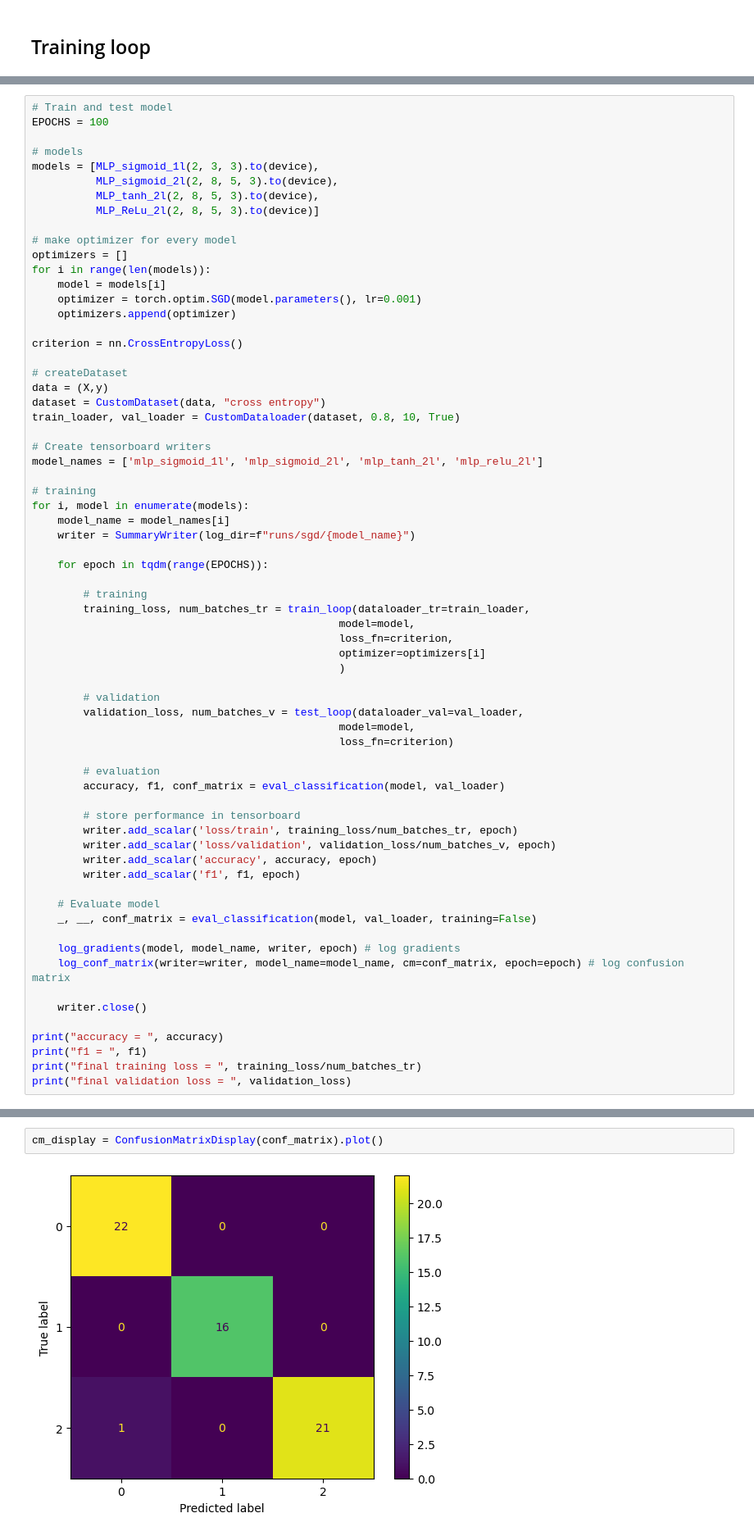
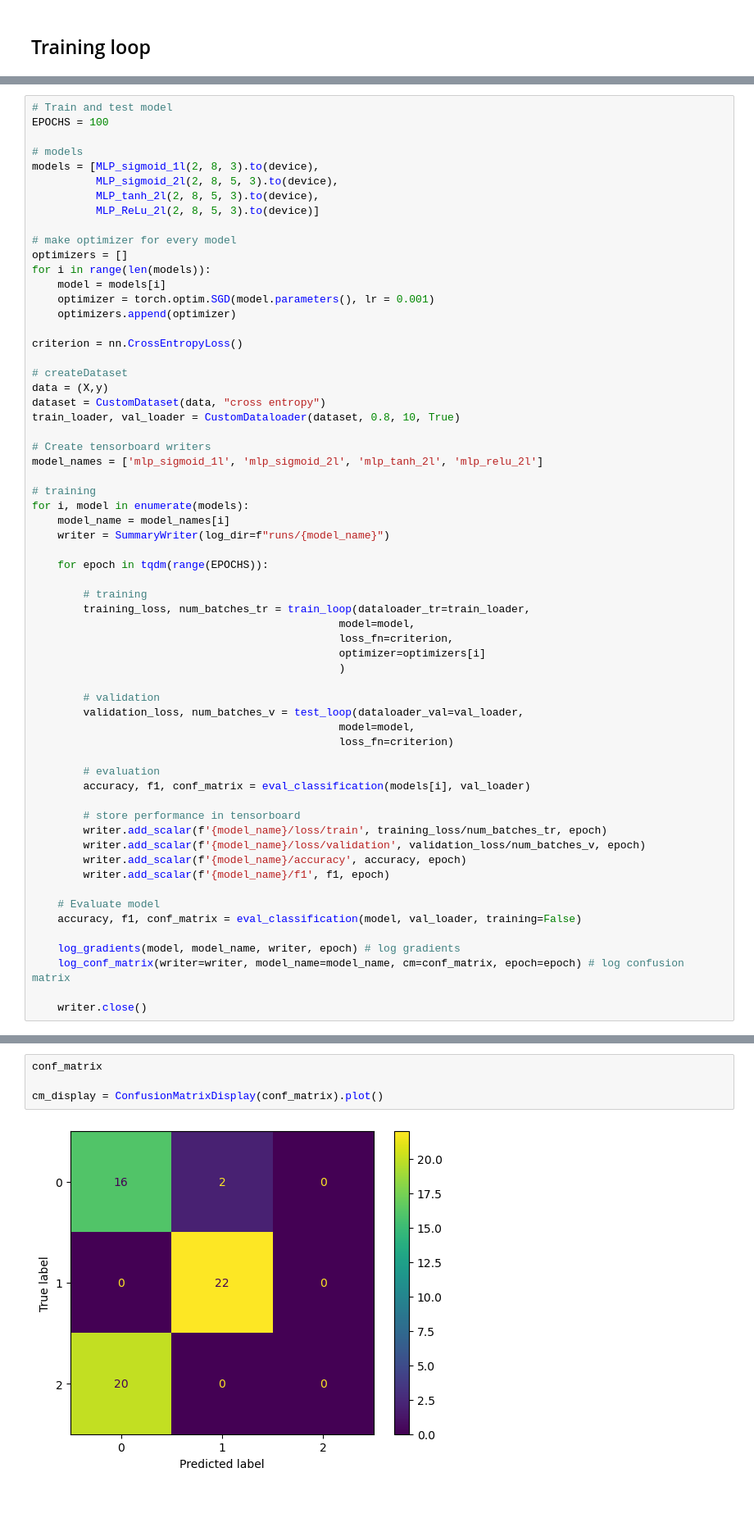
Before and after one commit to Murdock135/neural-nets-at-mizzou, a Jupyter notebook: ECE_8770/project_1/src.ipynb, the cells around one changed output, grey strips where cells are left out. Shown at 82% size. Cells and saved outputs as stored; diff of their text form; blank space fills up the shorter version.

```diff
--- a/ECE_8770/project_1/src.ipynb
+++ b/ECE_8770/project_1/src.ipynb
@@ -297,7 +337,7 @@ f1                          []             []          []          []
 EPOCHS = 100
 
 # models
-models = [MLP_sigmoid_1l(2, 3, 3).to(device),
+models = [MLP_sigmoid_1l(2, 8, 3).to(device),
           MLP_sigmoid_2l(2, 8, 5, 3).to(device),
           MLP_tanh_2l(2, 8, 5, 3).to(device),
           MLP_ReLu_2l(2, 8, 5, 3).to(device)]
@@ -306,7 +346,7 @@ models = [MLP_sigmoid_1l(2, 3, 3).to(device),
 optimizers = []
 for i in range(len(models)):
     model = models[i]
-    optimizer = torch.optim.SGD(model.parameters(), lr=0.001)
+    optimizer = torch.optim.SGD(model.parameters(), lr = 0.001)
     optimizers.append(optimizer)
 
 criterion = nn.CrossEntropyLoss()
@@ -322,7 +362,7 @@ model_names = ['mlp_sigmoid_1l', 'mlp_sigmoid_2l', 'mlp_tanh_2l', 'mlp_relu_2l']
 # training
 for i, model in enumerate(models):
     model_name = model_names[i]
-    writer = SummaryWriter(log_dir=f"runs/sgd/{model_name}")
+    writer = SummaryWriter(log_dir=f"runs/{model_name}")
 
     for epoch in tqdm(range(EPOCHS)):
 
@@ -339,23 +379,18 @@ for i, model in enumerate(models):
                                                 loss_fn=criterion)
 
         # evaluation
-        accuracy, f1, conf_matrix = eval_classification(model, val_loader)
+        accuracy, f1, conf_matrix = eval_classification(models[i], val_loader)
 
         # store performance in tensorboard
-        writer.add_scalar('loss/train', training_loss/num_batches_tr, epoch)
-        writer.add_scalar('loss/validation', validation_loss/num_batches_v, epoch)
-        writer.add_scalar('accuracy', accuracy, epoch)
-        writer.add_scalar('f1', f1, epoch)
+        writer.add_scalar(f'{model_name}/loss/train', training_loss/num_batches_tr, epoch)
+        writer.add_scalar(f'{model_name}/loss/validation', validation_loss/num_batches_v, epoch)
+        writer.add_scalar(f'{model_name}/accuracy', accuracy, epoch)
+        writer.add_scalar(f'{model_name}/f1', f1, epoch)
 
     # Evaluate model
-    _, __, conf_matrix = eval_classification(model, val_loader, training=False)
+    accuracy, f1, conf_matrix = eval_classification(model, val_loader, training=False)
 
     log_gradients(model, model_name, writer, epoch) # log gradients
     log_conf_matrix(writer=writer, model_name=model_name, cm=conf_matrix, epoch=epoch) # log confusion matrix
 
     writer.close()
-
-print("accuracy = ", accuracy)
-print("f1 = ", f1)
-print("final training loss = ", training_loss/num_batches_tr)
-print("final validation loss = ", validation_loss)
@@ -383,7 +419,9 @@ final validation loss =  4.880893170833588
 # %%
+conf_matrix
+
 cm_display = ConfusionMatrixDisplay(conf_matrix).plot()
 # %% [output]
-[figure, old version]
+[figure, new version]
 # %% [markdown]
 References
 
```
Also changed, not shown: parts of 18 cells of this notebook, 26 other files.
